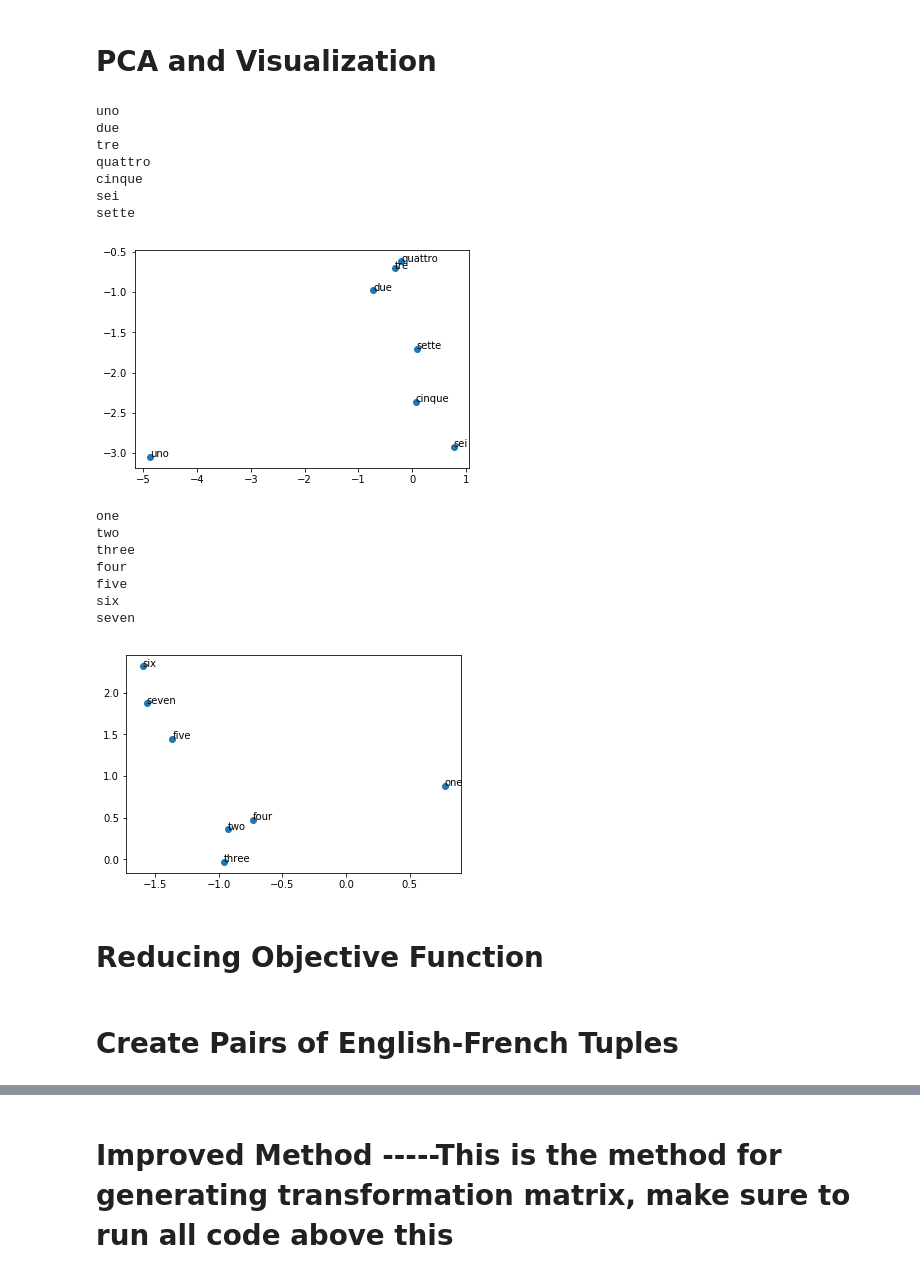
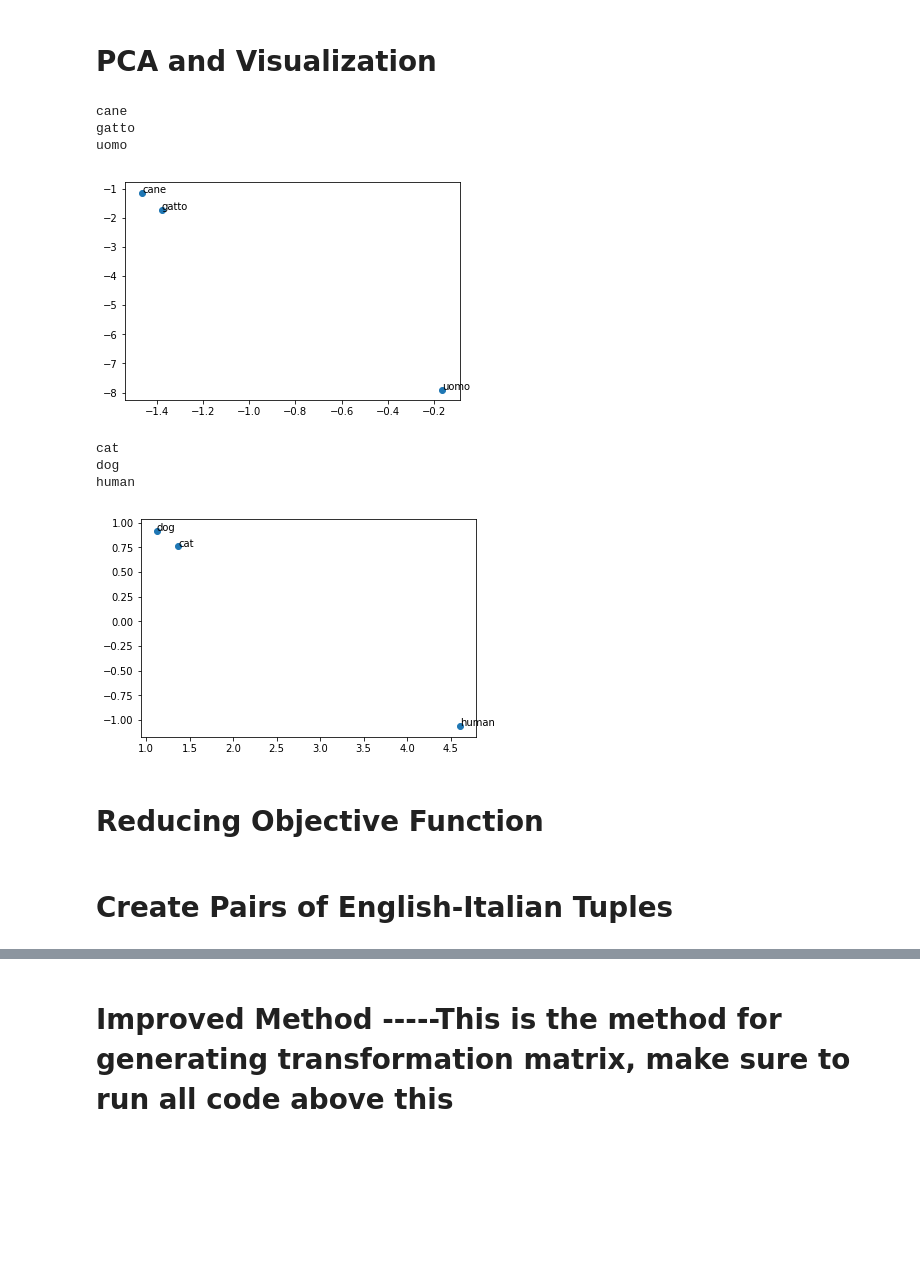
Before and after one commit to MarcoBerlot/Languages_for_Machine_Translation, a Jupyter notebook: Predictive Model Italian.ipynb, the cells around one changed output, grey strips where cells are left out. Cells and saved outputs as stored; diff of their text form; code cells hidden in the pictures; blank space fills up the shorter version.

```diff
--- a/Predictive Model Italian.ipynb
+++ b/Predictive Model Italian.ipynb
@@ -93,7 +92,7 @@ import numpy as np
 import matplotlib.pyplot as plt
 #FRENCH
 # create a scatter plot of the projection
-index_it=[list(model_it_italian.wv.vocab).index("uno"),list(model_it_italian.wv.vocab).index("due"),list(model_it_italian.wv.vocab).index("tre"),list(model_it_italian.wv.vocab).index("quattro"),list(model_it_italian.wv.vocab).index("cinque"),list(model_it_italian.wv.vocab).index("sei"),list(model_it_italian.wv.vocab).index("sette")]
+index_it=[list(model_it_italian.wv.vocab).index("cane"),list(model_it_italian.wv.vocab).index("gatto"),list(model_it_italian.wv.vocab).index("uomo")]
 result_it=np.array([result_it_pca[i] for i in index_it])
 plt.scatter(-result_it[:, 0],-result_it[:, 1])
 it_words = [ list(model_it_italian.wv.vocab)[i] for i in index_it]
@@ -102,34 +101,26 @@ for i, word in enumerate(it_words):
     plt.annotate(word, xy=(-result_it[i, 0], -result_it[i, 1]))
 plt.show()
 # %% [output]
-uno
-due
-tre
-quattro
-cinque
-sei
-sette
+cane
+gatto
+uomo
-[figure, old version]
+[figure, new version]
 # %%
 #ENGLISH
 # create a scatter plot of the projection
-index_en=[list(model_en_italian.wv.vocab).index("one"),list(model_en_italian.wv.vocab).index("two"),list(model_en_italian.wv.vocab).index("three"),list(model_en_italian.wv.vocab).index("four"),list(model_en_italian.wv.vocab).index("five"),list(model_en_italian.wv.vocab).index("six"),list(model_en_italian.wv.vocab).index("seven")]
+index_en=[list(model_en_italian.wv.vocab).index("cat"),list(model_en_italian.wv.vocab).index("dog"),list(model_en_italian.wv.vocab).index("human")]
 result_en=np.array([result_en_pca[i] for i in index_en])
 plt.scatter(result_en[:, 0], result_en[:, 1])
 en_words = [ list(model_en_italian.wv.vocab)[i] for i in index_en]
 for i, word in enumerate(en_words):
     print(word)
     plt.annotate(word, xy=(result_en[i, 0], result_en[i, 1]))
 plt.show()
 # %% [output]
-one
-two
-three
-four
-five
-six
-seven
+cat
+dog
+human
-[figure, old version]
+[figure, new version]
 # %% [markdown]
 # Reducing Objective Function
 # %%
@@ -153,7 +144,7 @@ for word in counts.most_common(70000):
 for word in counts.most_common(10000):
     train_vocab.add(word[0])
 # %% [markdown]
-# Create Pairs of English-French Tuples
+# Create Pairs of English-Italian Tuples
 # %%
 def generateWordPairs():
 #     word_pairs_it = []
```
Also changed, not shown: parts of 19 cells of this notebook.
